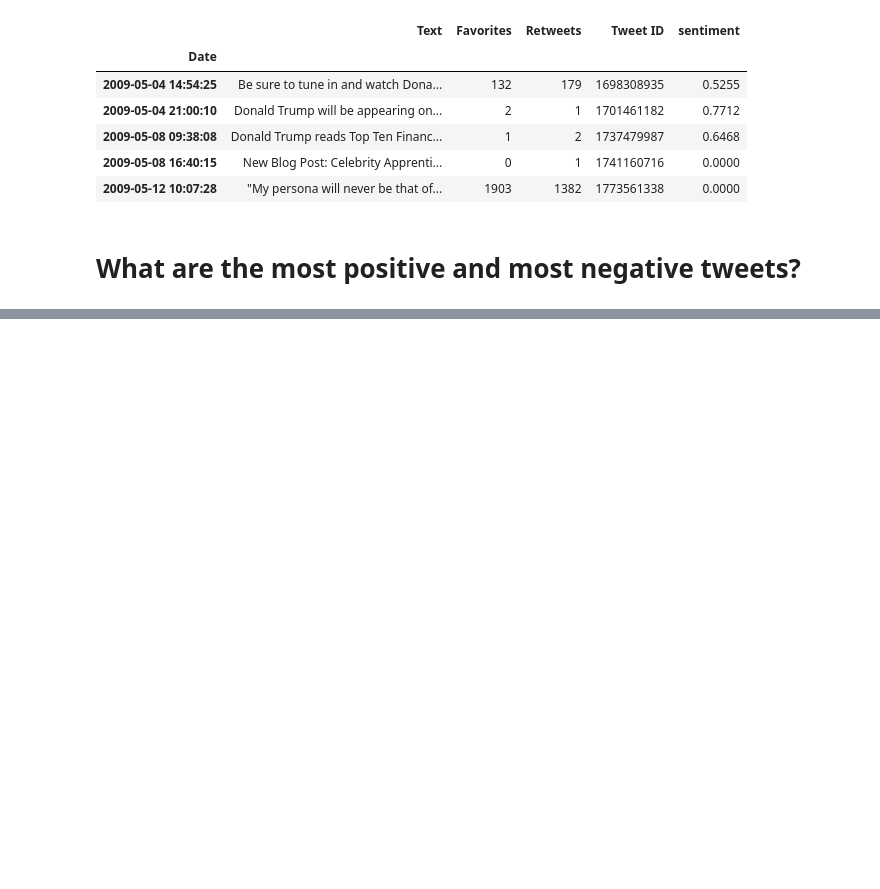
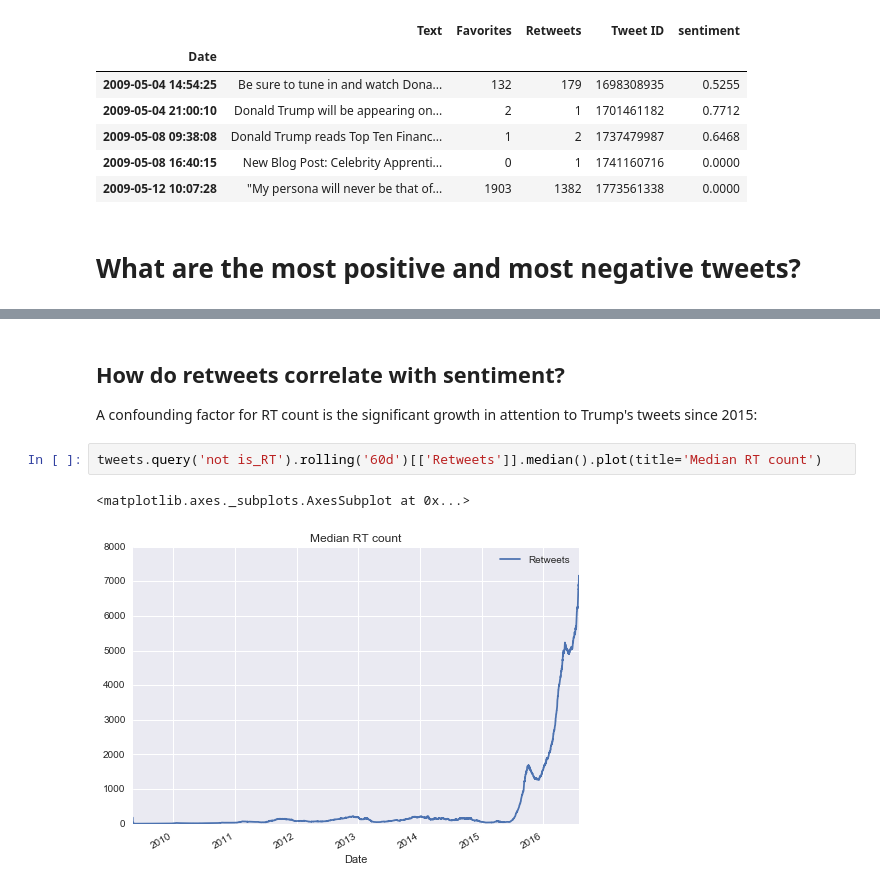
Before and after one commit to organisciak/Text-Mining-Course, a Jupyter notebook: examples/Trump-Tweet-Sentiment-Viz.ipynb, the cells around one changed output, grey strips where cells are left out. Drawn from its saved outputs; the diff is of its cells as text; blank space fills up the shorter version.

```diff
--- a/examples/Trump-Tweet-Sentiment-Viz.ipynb
+++ b/examples/Trump-Tweet-Sentiment-Viz.ipynb
@@ -53,0 +115,9 @@ tweets[tweets.index >= '2012'].rolling('7d')[['sentiment']].sum().sort_values('s
+# %% [markdown]
+## How do retweets correlate with sentiment?
+
+A confounding factor for RT count is the significant growth in attention to Trump's tweets since 2015:
+# %%
+tweets.query('not is_RT').rolling('60d')[['Retweets']].median().plot(title='Median RT count')
+# %% [output]
+<matplotlib.axes._subplots.AxesSubplot at 0x...>
+[figure, added]
```
Also changed, not shown: parts of 21 cells of this notebook.
